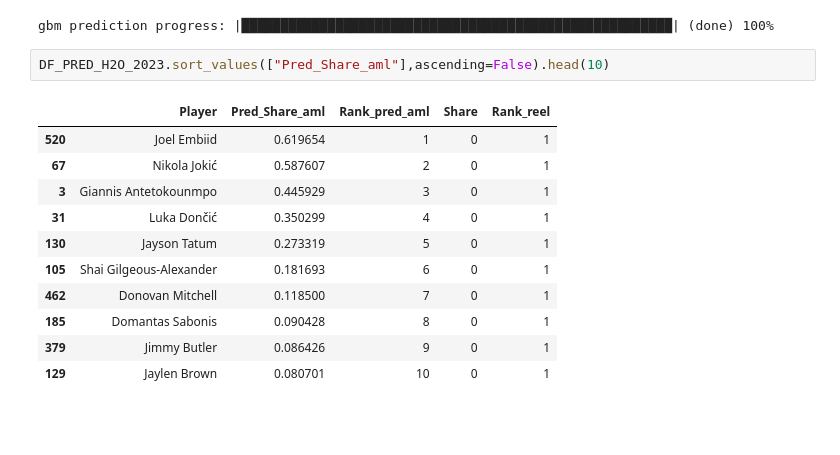
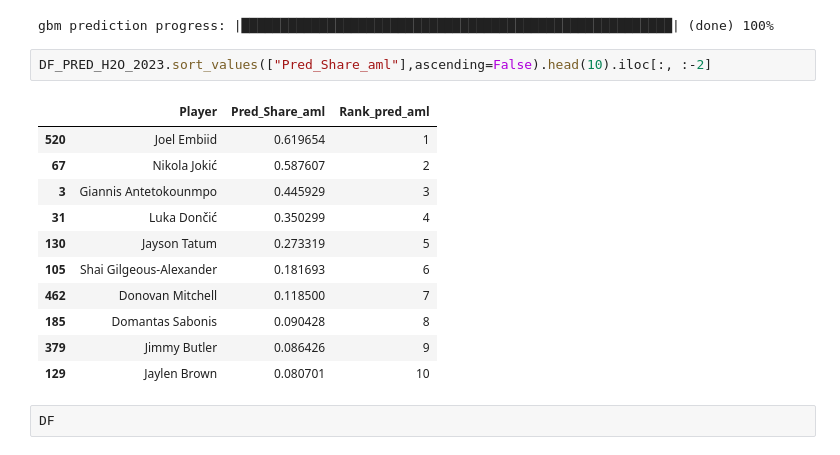
Before and after one commit to MartinErwan/ML_NBA_MVP_Prediction, a Jupyter notebook: PFE_Prediction.ipynb, the cells around one changed output. Cells and saved outputs as stored; diff of their text form; blank space fills up the shorter version.

```diff
--- a/PFE_Prediction.ipynb
+++ b/PFE_Prediction.ipynb
@@ -881,16 +881,18 @@ DF_PRED_H2O_2023 = pred_to_df([test["Pred_Share_aml"].as_data_frame()],test.as_d
 # %% [output]
 gbm prediction progress: |███████████████████████████████████████████████████████| (done) 100%
 # %%
-DF_PRED_H2O_2023.sort_values(["Pred_Share_aml"],ascending=False).head(10)
+DF_PRED_H2O_2023.sort_values(["Pred_Share_aml"],ascending=False).head(10).iloc[:, :-2]
 # %% [output]
-|  | Player | Pred_Share_aml | Rank_pred_aml | Share | Rank_reel |
-| 520 | Joel Embiid | 0.619654 | 1 | 0 | 1 |
-| 67 | Nikola Jokić | 0.587607 | 2 | 0 | 1 |
-| 3 | Giannis Antetokounmpo | 0.445929 | 3 | 0 | 1 |
-| 31 | Luka Dončić | 0.350299 | 4 | 0 | 1 |
-| 130 | Jayson Tatum | 0.273319 | 5 | 0 | 1 |
-| 105 | Shai Gilgeous-Alexander | 0.181693 | 6 | 0 | 1 |
-| 462 | Donovan Mitchell | 0.118500 | 7 | 0 | 1 |
-| 185 | Domantas Sabonis | 0.090428 | 8 | 0 | 1 |
-| 379 | Jimmy Butler | 0.086426 | 9 | 0 | 1 |
-| 129 | Jaylen Brown | 0.080701 | 10 | 0 | 1 |
+|  | Player | Pred_Share_aml | Rank_pred_aml |
+| 520 | Joel Embiid | 0.619654 | 1 |
+| 67 | Nikola Jokić | 0.587607 | 2 |
+| 3 | Giannis Antetokounmpo | 0.445929 | 3 |
+| 31 | Luka Dončić | 0.350299 | 4 |
+| 130 | Jayson Tatum | 0.273319 | 5 |
+| 105 | Shai Gilgeous-Alexander | 0.181693 | 6 |
+| 462 | Donovan Mitchell | 0.118500 | 7 |
+| 185 | Domantas Sabonis | 0.090428 | 8 |
+| 379 | Jimmy Butler | 0.086426 | 9 |
+| 129 | Jaylen Brown | 0.080701 | 10 |
+# %%
+DF
```
